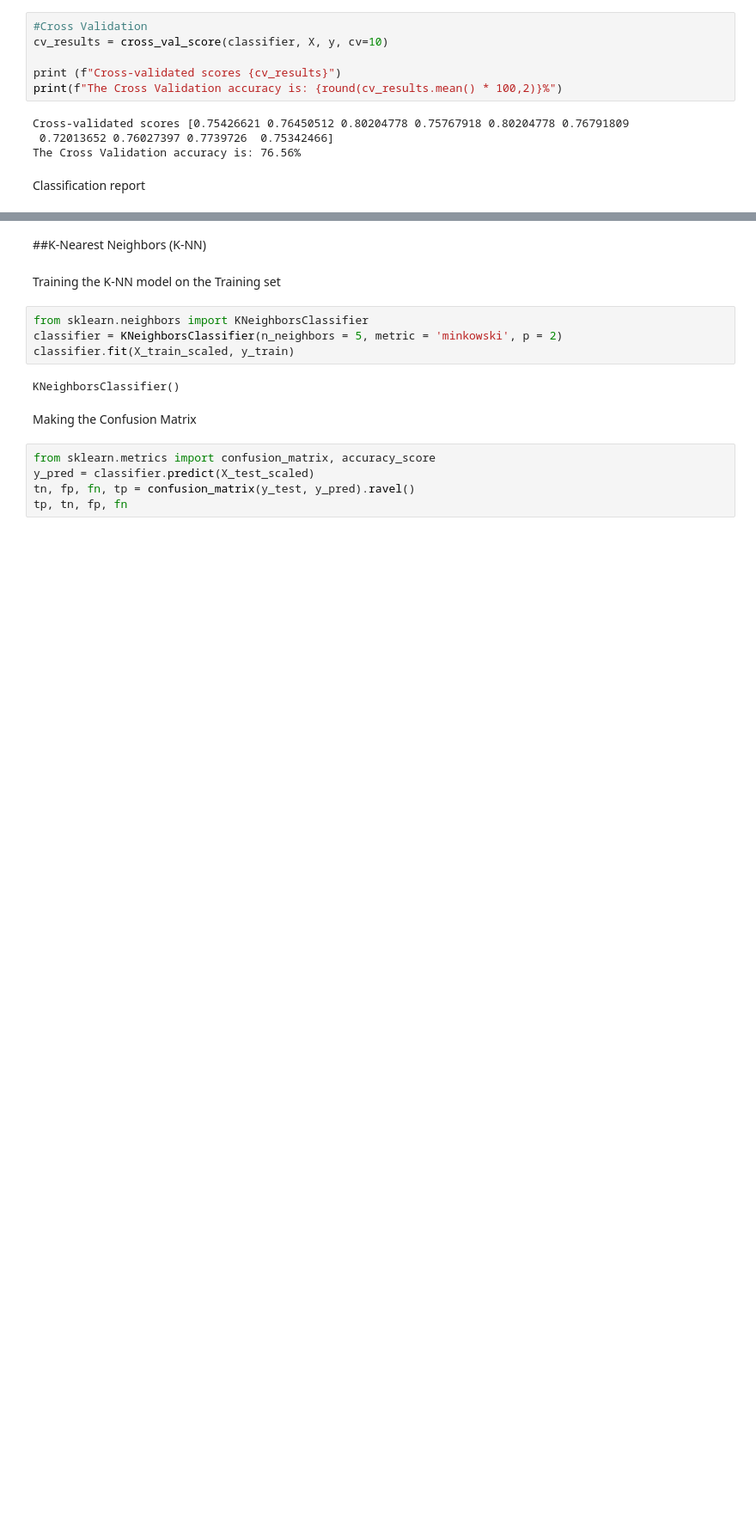
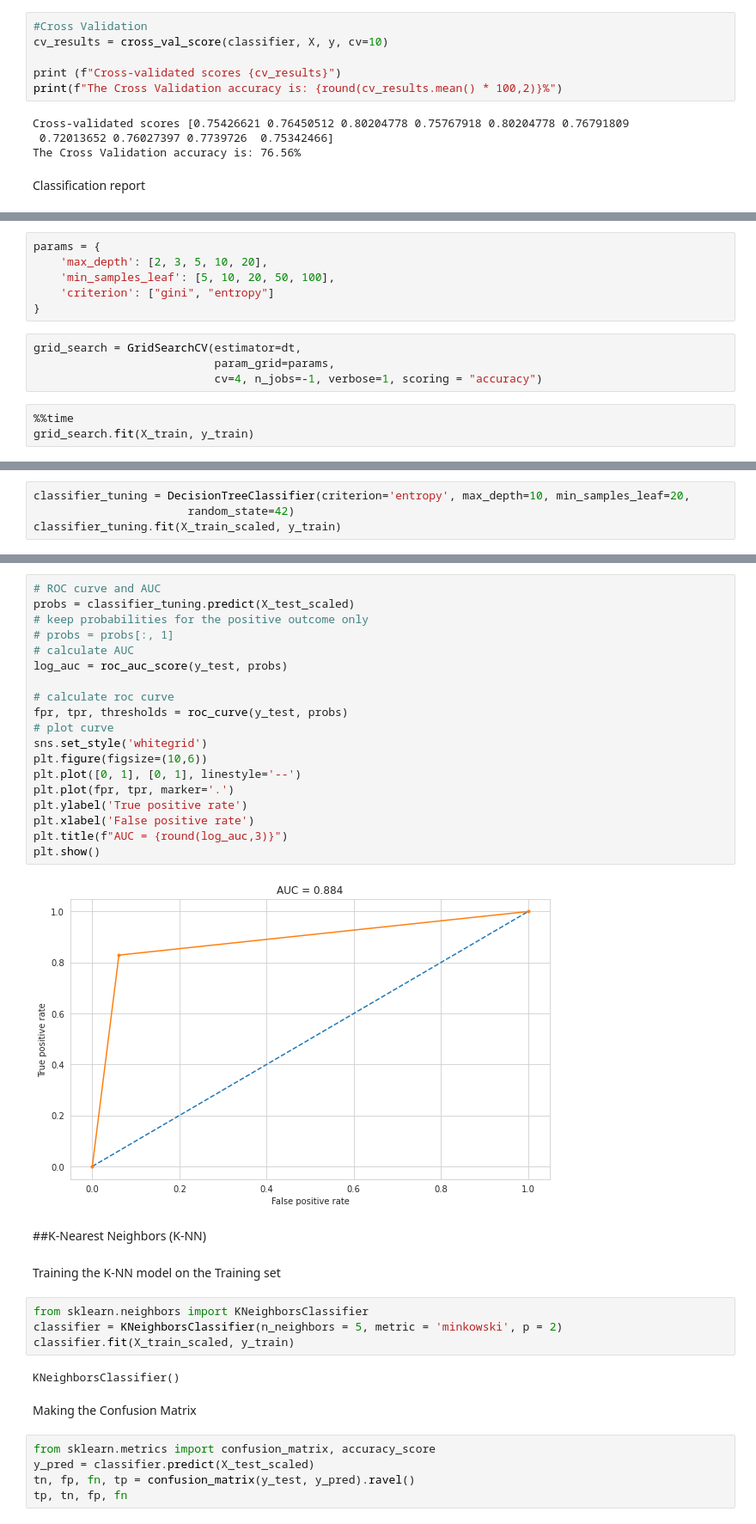
Before and after one commit to sravyagadam/ML_Classification, a Jupyter notebook: AlmaBetter_ML_Classification_CardioVascularRisk.ipynb, the cells around one changed output, grey strips where cells are left out. Shown at 86% size. Cells and saved outputs as stored; diff of their text form; blank space fills up the shorter version.

```diff
--- a/AlmaBetter_ML_Classification_CardioVascularRisk.ipynb
+++ b/AlmaBetter_ML_Classification_CardioVascularRisk.ipynb
@@ -464,0 +517,13 @@ plt.show()
+# %%
+params = {
+    'max_depth': [2, 3, 5, 10, 20],
+    'min_samples_leaf': [5, 10, 20, 50, 100],
+    'criterion': ["gini", "entropy"]
+}
+# %%
+grid_search = GridSearchCV(estimator=dt,
+                           param_grid=params,
+                           cv=4, n_jobs=-1, verbose=1, scoring = "accuracy")
+# %%
+%%time
+grid_search.fit(X_train, y_train)
@@ -464,0 +565,4 @@ plt.show()
+# %%
+classifier_tuning = DecisionTreeClassifier(criterion='entropy', max_depth=10, min_samples_leaf=20,
+                       random_state=42)
+classifier_tuning.fit(X_train_scaled, y_train)
@@ -465,3 +578,24 @@ plt.show()
+# %%
+# ROC curve and AUC
+probs = classifier_tuning.predict(X_test_scaled)
+# keep probabilities for the positive outcome only
+# probs = probs[:, 1]
+# calculate AUC
+log_auc = roc_auc_score(y_test, probs)
+
+# calculate roc curve
+fpr, tpr, thresholds = roc_curve(y_test, probs)
+# plot curve
+sns.set_style('whitegrid')
+plt.figure(figsize=(10,6))
+plt.plot([0, 1], [0, 1], linestyle='--')
+plt.plot(fpr, tpr, marker='.')
+plt.ylabel('True positive rate')
+plt.xlabel('False positive rate')
+plt.title(f"AUC = {round(log_auc,3)}")
+plt.show()
+# %% [output]
+[figure, added]
 # %% [markdown]
 ##K-Nearest Neighbors (K-NN)
 # %% [markdown]
```
Also changed, not shown: parts of 28 cells of this notebook.
